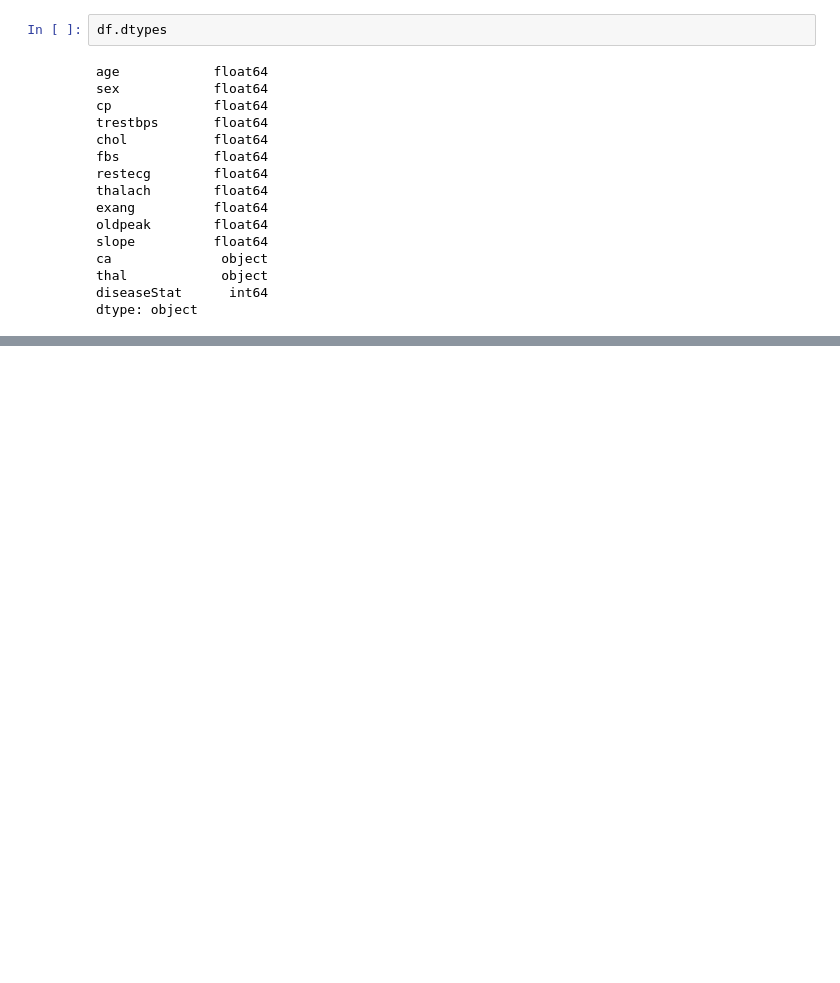
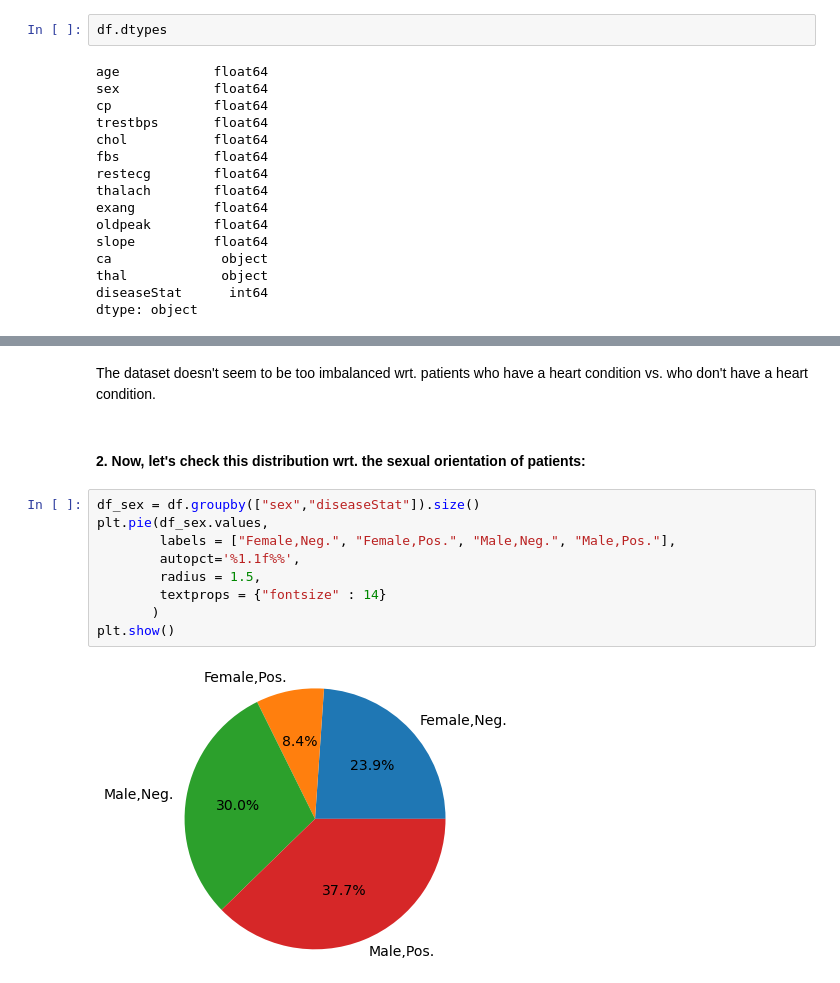
Before and after one commit to avnishks/colab, a Jupyter notebook: Exploratory_Data_Analysis_Cleveland_Heart_Dataset.ipynb, the cells around one changed output, grey strips where cells are left out. Cells and saved outputs as stored; diff of their text form; blank space fills up the shorter version.

```diff
--- a/Exploratory_Data_Analysis_Cleveland_Heart_Dataset.ipynb
+++ b/Exploratory_Data_Analysis_Cleveland_Heart_Dataset.ipynb
@@ -46,0 +108,15 @@ print("rows with missing 'thal' values: ",
+# %% [markdown]
+The dataset doesn't seem to be too imbalanced wrt. patients who have a heart condition vs. who don't have a heart condition.
+# %% [markdown]
+#### 2. Now, let's check this distribution wrt. the sexual orientation of patients:
+# %%
+df_sex = df.groupby(["sex","diseaseStat"]).size()
+plt.pie(df_sex.values,
+        labels = ["Female,Neg.", "Female,Pos.", "Male,Neg.", "Male,Pos."],
+        autopct='%1.1f%%',
+        radius = 1.5,
+        textprops = {"fontsize" : 14}
+       )
+plt.show()
+# %% [output]
+[figure, added]
```
Also changed, not shown: parts of 30 cells of this notebook.
